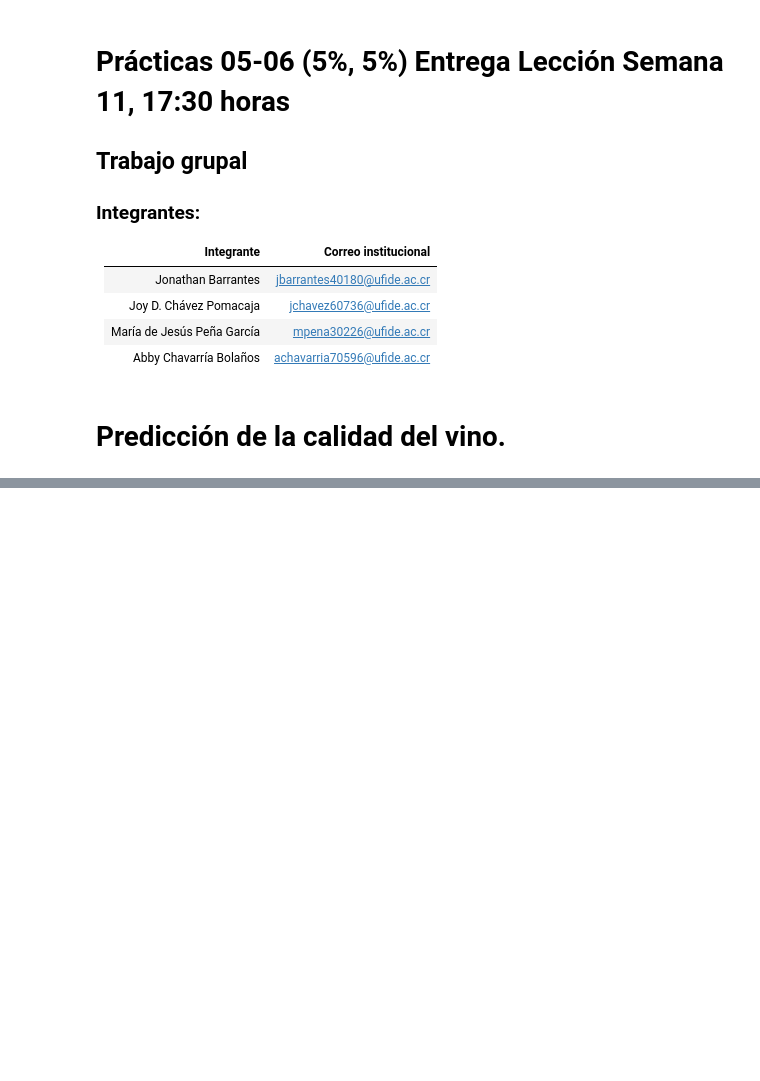
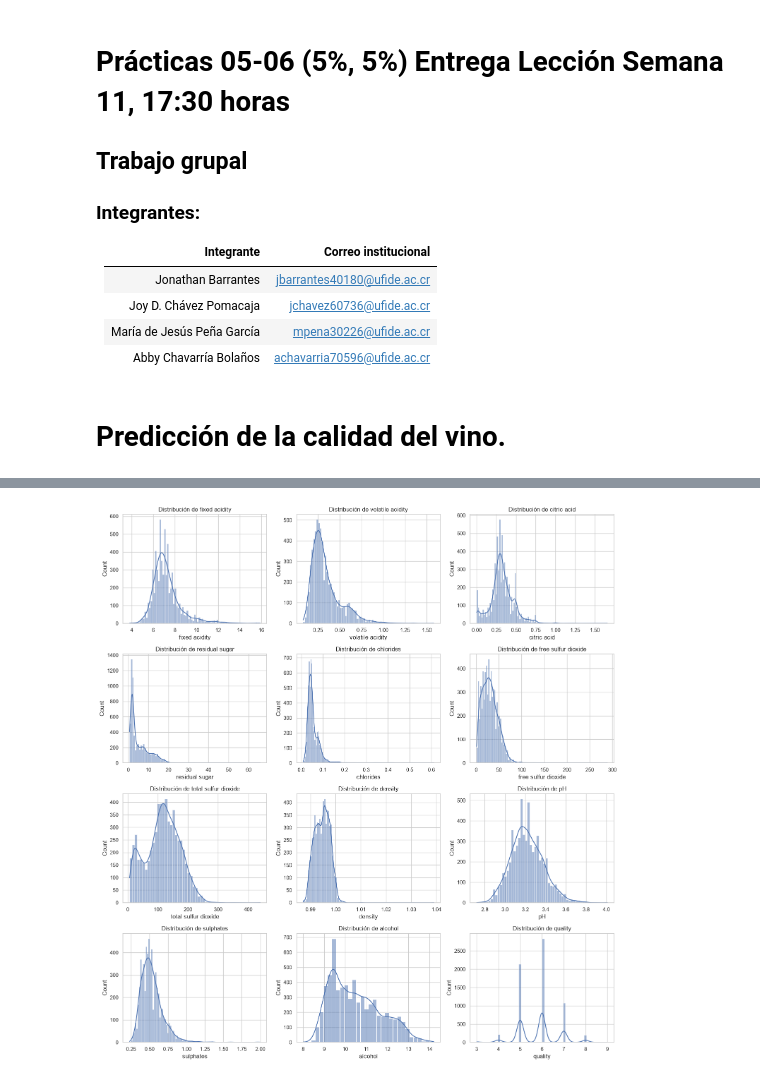
Before and after one commit to JB1302/Big-Data-G2, a Jupyter notebook: Tarea/Grupo2_SC707_Practica5-6_LN.ipynb, the cells around one changed output, grey strips where cells are left out. Cells and saved outputs as stored; diff of their text form; code cells hidden in the pictures; blank space fills up the shorter version.

```diff
--- a/Tarea/Grupo2_SC707_Practica5-6_LN.ipynb
+++ b/Tarea/Grupo2_SC707_Practica5-6_LN.ipynb
@@ -475,0 +395,19 @@ Usando el pipeline de preprocesamiento se entrenarán varios modelos, se selecci
+# %%
+columnas_numericas = datos.select_dtypes(include=np.number).columns.tolist()
+n_cols = 3
+n_rows = int(np.ceil(len(columnas_numericas) / n_cols))
+
+fig, axes = plt.subplots(n_rows, n_cols, figsize=(15, 4 * n_rows))
+axes = np.array(axes).reshape(-1)
+
+for ax, columna in zip(axes, columnas_numericas):
+    sns.histplot(data=datos, x=columna, kde=True, ax=ax)
+    ax.set_title(f"Distribución de {columna}")
+
+for ax in axes[len(columnas_numericas):]:
+    ax.remove()
+
+plt.tight_layout()
+plt.show()
+# %% [output]
+[figure, added]
```
Also changed, not shown: parts of 58 cells of this notebook.
